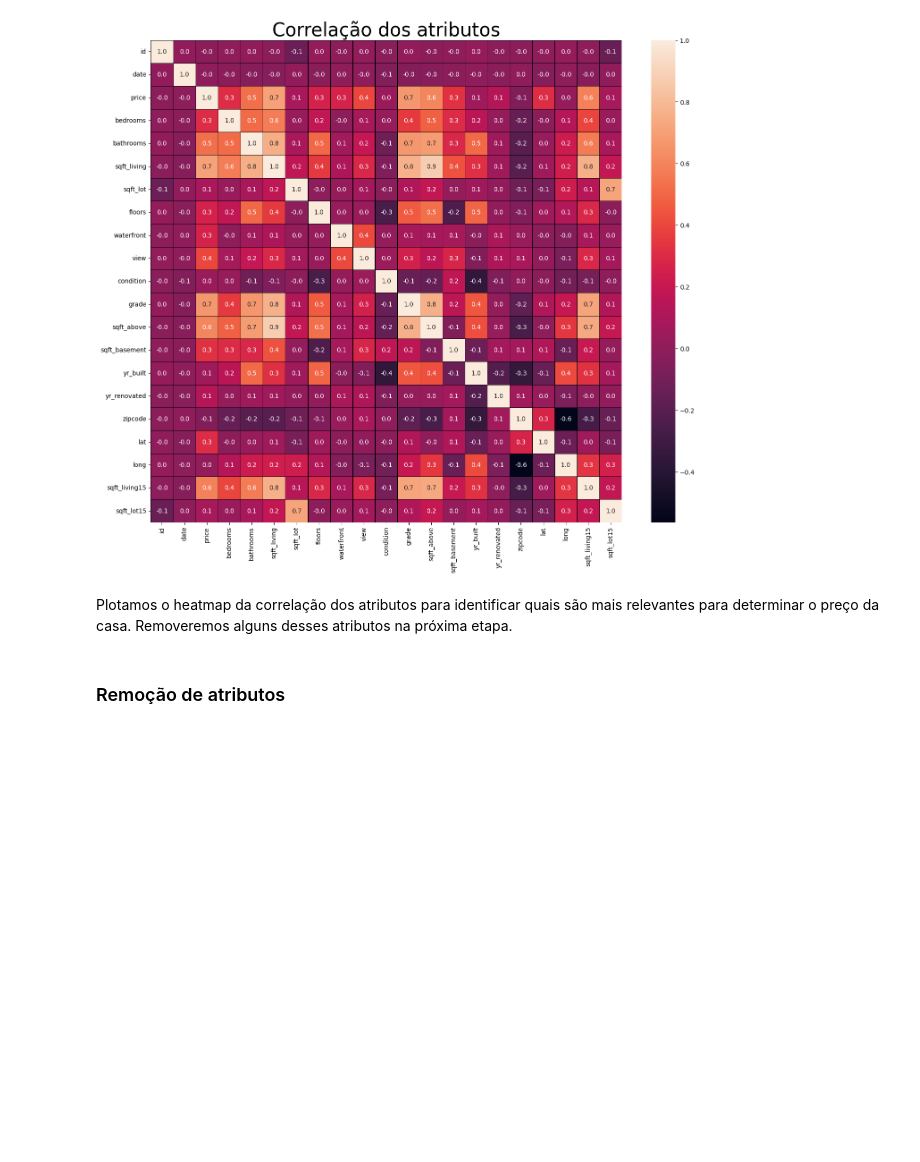
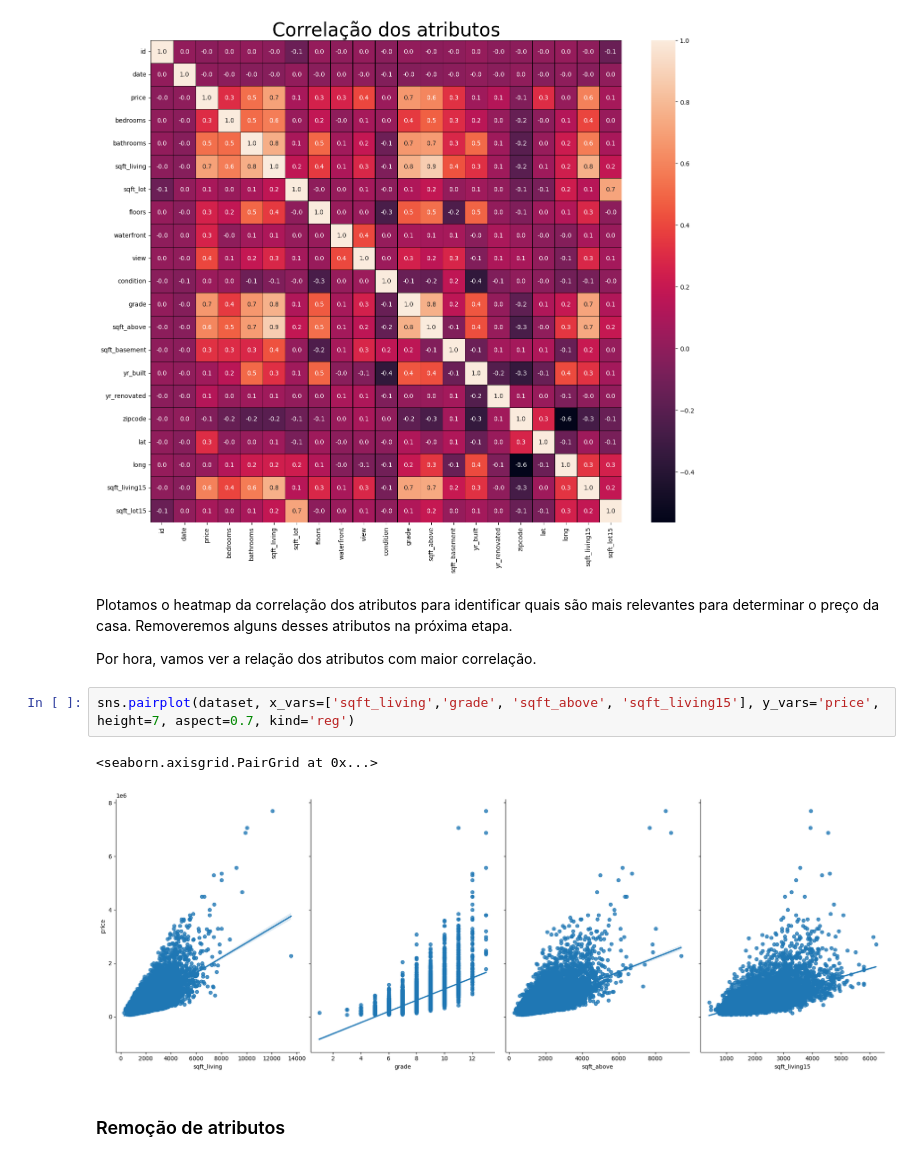
Before and after one commit to leonardodimarchi/ai-regression-and-classification, a Jupyter notebook: regression.ipynb, the cells around one changed output. Saved outputs shown, nothing was run; the diff lists cells and outputs as text; blank space fills up the shorter version.

```diff
--- a/regression.ipynb
+++ b/regression.ipynb
@@ -126,6 +126,13 @@ plt.show()
 # %% [markdown]
 Plotamos o heatmap da correlação dos atributos para identificar quais são mais relevantes para determinar o preço da casa.
 Removeremos alguns desses atributos na próxima etapa.
+
+Por hora, vamos ver a relação dos atributos com maior correlação.
+# %%
+sns.pairplot(dataset, x_vars=['sqft_living','grade', 'sqft_above', 'sqft_living15'], y_vars='price', height=7, aspect=0.7, kind='reg')
+# %% [output]
+<seaborn.axisgrid.PairGrid at 0x...>
+[figure, added]
 # %% [markdown]
 ### Remoção de atributos
 # %%
```
Also changed, not shown: parts of 9 cells of this notebook.
